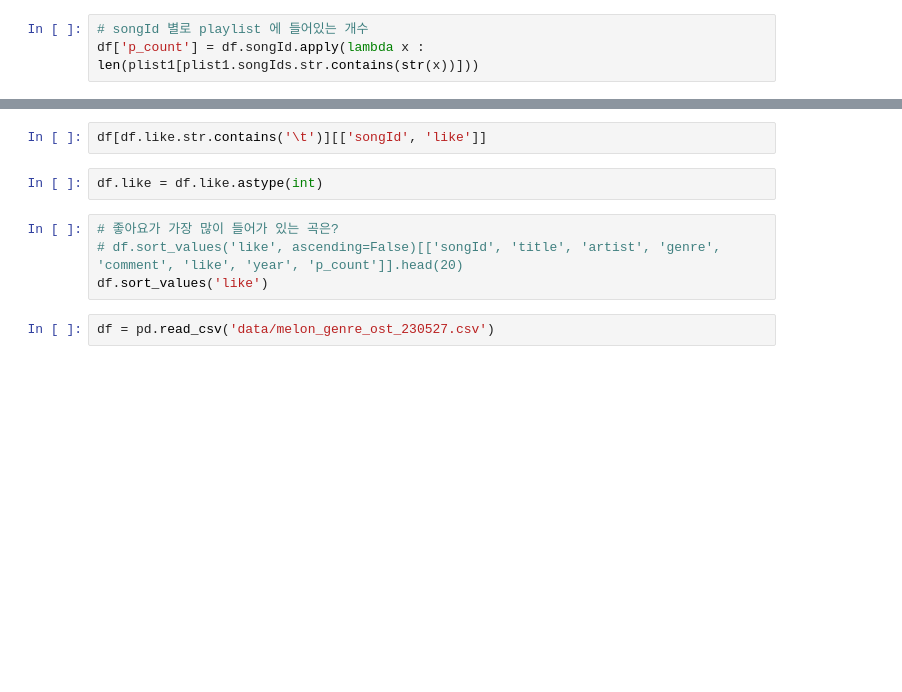
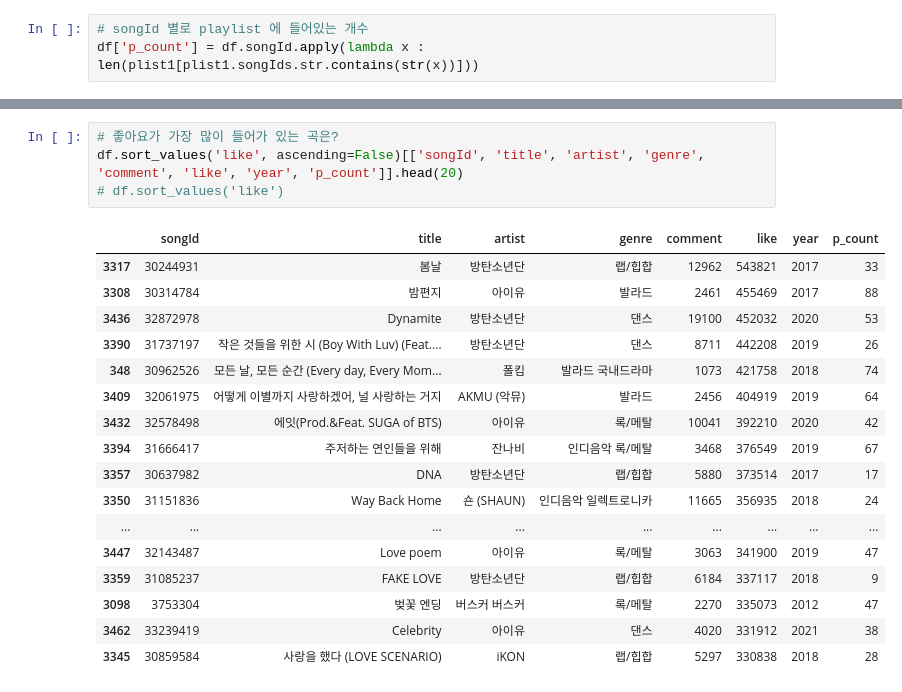
Before and after one commit to ssmpet/MachineLearning-Lecture-2023-5, a Jupyter notebook: 98.Project/04.데이터분석.ipynb, the cells around one changed output, grey strips where cells are left out. Drawn from its saved outputs; the diff is of its cells as text; blank space fills up the shorter version.

```diff
--- a/98.Project/04.데이터분석.ipynb
+++ b/98.Project/04.데이터분석.ipynb
@@ -172,10 +143,22 @@ for i in df.like.values:
-# %%
-df[df.like.str.contains('\t')][['songId', 'like']]
-# %%
-df.like = df.like.astype(int)
 # %%
 # 좋아요가 가장 많이 들어가 있는 곡은?
-# df.sort_values('like', ascending=False)[['songId', 'title', 'artist', 'genre', 'comment', 'like', 'year', 'p_count']].head(20)
-df.sort_values('like')
+df.sort_values('like', ascending=False)[['songId', 'title', 'artist', 'genre', 'comment', 'like', 'year', 'p_count']].head(20)
+# df.sort_values('like')
+# %% [output]
+|  | songId | title | artist | genre | comment | like | year | p_count |
+| 3317 | 30244931 | 봄날 | 방탄소년단 | 랩/힙합 | 12962 | 543821 | 2017 | 33 |
+| 3308 | 30314784 | 밤편지 | 아이유 | 발라드 | 2461 | 455469 | 2017 | 88 |
+| 3436 | 32872978 | Dynamite | 방탄소년단 | 댄스 | 19100 | 452032 | 2020 | 53 |
+| 3390 | 31737197 | 작은 것들을 위한 시 (Boy With Luv) (Feat.... | 방탄소년단 | 댄스 | 8711 | 442208 | 2019 | 26 |
+| 348 | 30962526 | 모든 날, 모든 순간 (Every day, Every Mom... | 폴킴 | 발라드 국내드라마 | 1073 | 421758 | 2018 | 74 |
+| 3409 | 32061975 | 어떻게 이별까지 사랑하겠어, 널 사랑하는 거지 | AKMU (악뮤) | 발라드 | 2456 | 404919 | 2019 | 64 |
+| 3432 | 32578498 | 에잇(Prod.&Feat. SUGA of BTS) | 아이유 | 록/메탈 | 10041 | 392210 | 2020 | 42 |
+| 3394 | 31666417 | 주저하는 연인들을 위해 | 잔나비 | 인디음악 록/메탈 | 3468 | 376549 | 2019 | 67 |
+| 3357 | 30637982 | DNA | 방탄소년단 | 랩/힙합 | 5880 | 373514 | 2017 | 17 |
+| 3350 | 31151836 | Way Back Home | 숀 (SHAUN) | 인디음악 일렉트로니카 | 11665 | 356935 | 2018 | 24 |
+| ... | ... | ... | ... | ... | ... | ... | ... | ... |
+| 3447 | 32143487 | Love poem | 아이유 | 록/메탈 | 3063 | 341900 | 2019 | 47 |
+| 3359 | 31085237 | FAKE LOVE | 방탄소년단 | 랩/힙합 | 6184 | 337117 | 2018 | 9 |
+| 3098 | 3753304 | 벚꽃 엔딩 | 버스커 버스커 | 록/메탈 | 2270 | 335073 | 2012 | 47 |
+| 3462 | 33239419 | Celebrity | 아이유 | 댄스 | 4020 | 331912 | 2021 | 38 |
+| 3345 | 30859584 | 사랑을 했다 (LOVE SCENARIO) | iKON | 랩/힙합 | 5297 | 330838 | 2018 | 28 |
-# %%
-df = pd.read_csv('data/melon_genre_ost_230527.csv')
```
Also changed, not shown: parts of 25 cells of this notebook, 50 other files.
